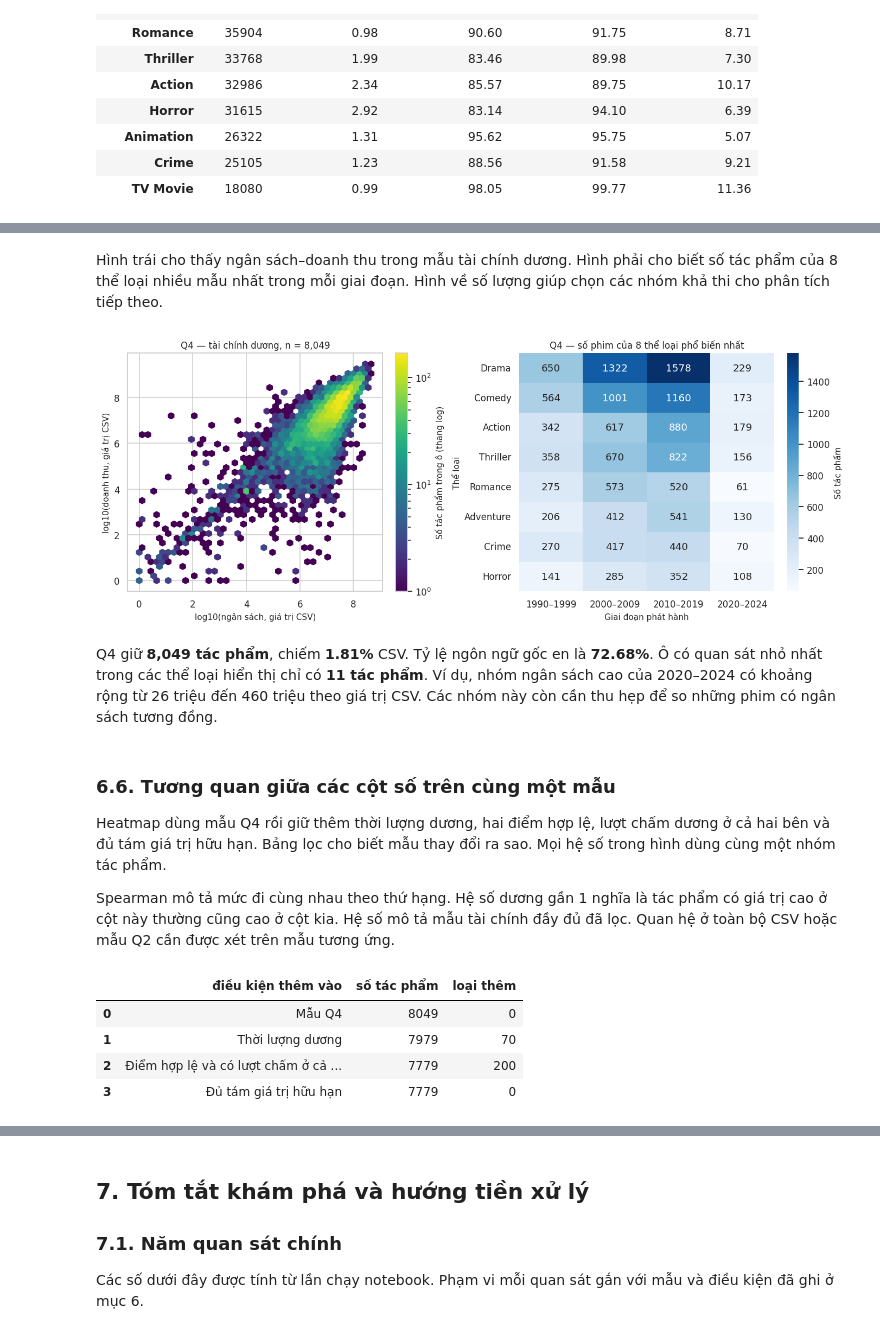
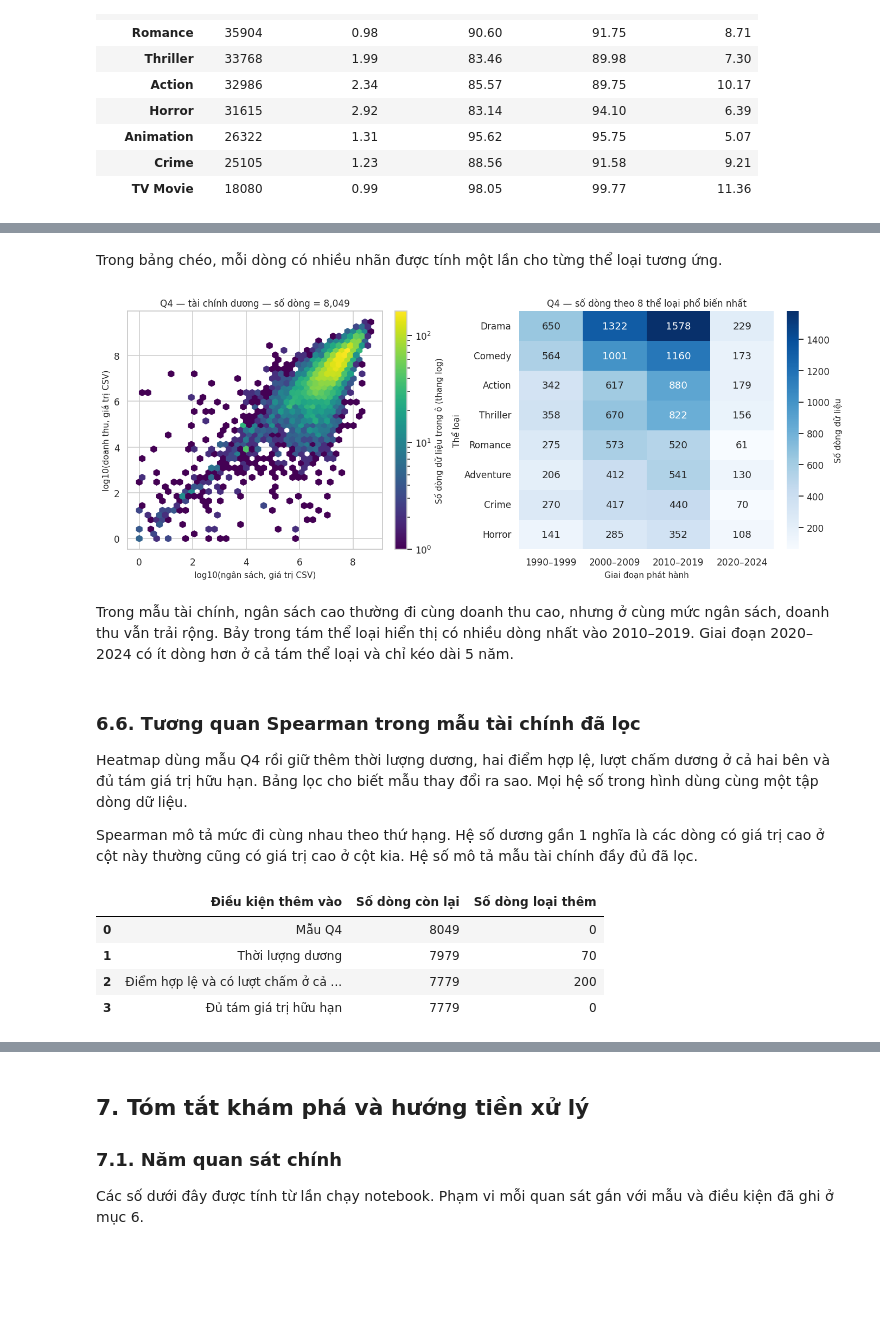
Before and after one commit to tranthuankhang/Movies-Dataset, a Jupyter notebook: notebooks/01_collection_exploration.ipynb, the cells around one changed output, grey strips where cells are left out. Drawn from its saved outputs; the diff is of its cells as text; code cells hidden in the pictures; blank space fills up the shorter version.

```diff
--- a/notebooks/01_collection_exploration.ipynb
+++ b/notebooks/01_collection_exploration.ipynb
@@ -1116,15 +1082,16 @@ analysis_base['period'] = raw_periods.loc[analysis_base.index]
 analysis_base['genre_list'] = genre_lists.loc[analysis_base.index]
 has_genre = genre_count.gt(0)
 year_1990_2024 = release_years.between(1990, 2024)
+year_through_2025 = release_years.le(2025)
 released = movies.status.eq('Released')
 valid_imdb = movies.averageRating.between(1, 10) & movies.numVotes.gt(0)
 valid_pair = movies.vote_average.between(0, 10) & valid_imdb & movies.vote_count.gt(0)
 question_steps = {
-    'Q1': [('Trạng thái Released', released), ('Năm 1990–2024', year_1990_2024),
-           ('Có hai điểm hợp lệ và lượt chấm', valid_pair),
+    'Q1': [('Trạng thái Released', released), ('Có ngày phát hành đọc được và năm ≤ 2025', year_through_2025),
+           ('Hai điểm trong thang và có lượt chấm ở cả hai bên', valid_pair),
            ('Ít nhất 10 lượt ở mỗi nền tảng', movies.vote_count.ge(10) & movies.numVotes.ge(10))],
     'Q2': [('Trạng thái Released', released),
-           ('Có năm phát hành và năm ≤ 2024', release_years.notna() & release_years.le(2024)),
+           ('Có ngày phát hành đọc được và năm ≤ 2025', year_through_2025),
            ('Có điểm IMDb từ 1 đến 10 và có lượt', valid_imdb)],
     'Q3': [('Trạng thái Released', released), ('Năm 1990–2024', year_1990_2024),
            ('Thời lượng dương', movies.runtime.gt(0)), ('Có thể loại', has_genre)],
@@ -1570,10 +1417,0 @@ Nhãn thấp, vừa, cao mang nghĩa tương đối trong từng giai đoạn. N
-# %%
-budget_rank = finance.groupby('period', observed=True).budget.rank(method='average', pct=True)
-finance['budget_group'] = pd.cut(budget_rank, bins=[0, 1/3, 2/3, 1],
-    labels=['Thấp', 'Vừa', 'Cao'], include_lowest=True)
-budget_ranges = finance.groupby(['period', 'budget_group'], observed=True).agg(
-    n=('id', 'size'), budget_min=('budget', 'min'), budget_median=('budget', 'median'),
-    budget_max=('budget', 'max'))
-display(budget_ranges.rename(columns={'n': 'Số tác phẩm', 'budget_min': 'Ngân sách nhỏ nhất',
-    'budget_median': 'Ngân sách trung vị', 'budget_max': 'Ngân sách lớn nhất'})
-    .rename_axis(index=['Giai đoạn', 'Nhóm ngân sách']).style.format('{:,.0f}'))
@@ -1653,34 +1418,34 @@ for period in period_labels:
 # %% [markdown]
-Hình trái cho thấy ngân sách–doanh thu trong mẫu tài chính dương. Hình phải cho biết số tác phẩm của 8 thể loại nhiều mẫu nhất trong mỗi giai đoạn. Hình về số lượng giúp chọn các nhóm khả thi cho phân tích tiếp theo.
+Trong bảng chéo, mỗi dòng có nhiều nhãn được tính một lần cho từng thể loại tương ứng.
 # %%
+finance_log = np.log10(finance[['budget', 'revenue']])
+finance_genres = finance[['period', 'genre_list']].explode('genre_list')
+top_finance_genres = finance_genres.genre_list.value_counts().head(8).index
+finance_genre_period_counts = pd.crosstab(
+    finance_genres.genre_list, finance_genres.period
+).reindex(top_finance_genres)
+
 fig, axes = plt.subplots(1, 2, figsize=(12.5, 4.8), layout='constrained')
 hb = axes[0].hexbin(finance_log.budget, finance_log.revenue, gridsize=40,
                     mincnt=1, bins='log', cmap='viridis')
-axes[0].set(title=f'Q4 — tài chính dương, n = {len(finance):,}',
+axes[0].set(title=f'Q4 — tài chính dương — số dòng = {len(finance):,}',
             xlabel='log10(ngân sách, giá trị CSV)', ylabel='log10(doanh thu, giá trị CSV)')
-fig.colorbar(hb, ax=axes[0], label='Số tác phẩm trong ô (thang log)')
+fig.colorbar(hb, ax=axes[0], label='Số dòng dữ liệu trong ô (thang log)')
 sns.heatmap(finance_genre_period_counts, annot=True, fmt='d', cmap='Blues',
-            ax=axes[1], cbar_kws={'label': 'Số tác phẩm'})
-axes[1].set(title='Q4 — số phim của 8 thể loại phổ biến nhất',
+            ax=axes[1], cbar_kws={'label': 'Số dòng dữ liệu'})
+axes[1].set(title='Q4 — số dòng theo 8 thể loại phổ biến nhất',
             xlabel='Giai đoạn phát hành', ylabel='Thể loại')
 plt.show()
 # %% [output]
-[figure, old version]
+[figure, new version]
-# %%
-smallest_group = int(finance_group_counts.where(finance_group_counts.gt(0)).min().min())
-display(Markdown(f'Q4 giữ **{len(finance):,} tác phẩm**, chiếm **{len(finance)/n:.2%}** CSV. '
-    f'Tỷ lệ ngôn ngữ gốc en là **{finance.original_language.eq("en").mean():.2%}**. '
-    f'Ô có quan sát nhỏ nhất trong các thể loại hiển thị chỉ có **{smallest_group} tác phẩm**. '
-    'Ví dụ, nhóm ngân sách cao của 2020–2024 có khoảng rộng từ 26 triệu đến 460 triệu theo giá trị CSV. '
-    'Các nhóm này còn cần thu hẹp để so những phim có ngân sách tương đồng.'))
-# %% [output]
-Q4 giữ **8,049 tác phẩm**, chiếm **1.81%** CSV. Tỷ lệ ngôn ngữ gốc en là **72.68%**. Ô có quan sát nhỏ nhất trong các thể loại hiển thị chỉ có **11 tác phẩm**. Ví dụ, nhóm ngân sách cao của 2020–2024 có khoảng rộng từ 26 triệu đến 460 triệu theo giá trị CSV. Các nhóm này còn cần thu hẹp để so những phim có ngân sách tương đồng.
+# %% [markdown]
+Trong mẫu tài chính, ngân sách cao thường đi cùng doanh thu cao, nhưng ở cùng mức ngân sách, doanh thu vẫn trải rộng. Bảy trong tám thể loại hiển thị có nhiều dòng nhất vào 2010–2019. Giai đoạn 2020–2024 có ít dòng hơn ở cả tám thể loại và chỉ kéo dài 5 năm.
 # %% [markdown]
-### 6.6. Tương quan giữa các cột số trên cùng một mẫu
+### 6.6. Tương quan Spearman trong mẫu tài chính đã lọc
 
-Heatmap dùng mẫu Q4 rồi giữ thêm thời lượng dương, hai điểm hợp lệ, lượt chấm dương ở cả hai bên và đủ tám giá trị hữu hạn. Bảng lọc cho biết mẫu thay đổi ra sao. Mọi hệ số trong hình dùng cùng một nhóm tác phẩm.
+Heatmap dùng mẫu Q4 rồi giữ thêm thời lượng dương, hai điểm hợp lệ, lượt chấm dương ở cả hai bên và đủ tám giá trị hữu hạn. Bảng lọc cho biết mẫu thay đổi ra sao. Mọi hệ số trong hình dùng cùng một tập dòng dữ liệu.
 
-Spearman mô tả mức đi cùng nhau theo thứ hạng. Hệ số dương gần 1 nghĩa là tác phẩm có giá trị cao ở cột này thường cũng cao ở cột kia. Hệ số mô tả mẫu tài chính đầy đủ đã lọc. Quan hệ ở toàn bộ CSV hoặc mẫu Q2 cần được xét trên mẫu tương ứng.
+Spearman mô tả mức đi cùng nhau theo thứ hạng. Hệ số dương gần 1 nghĩa là các dòng có giá trị cao ở cột này thường cũng có giá trị cao ở cột kia. Hệ số mô tả mẫu tài chính đầy đủ đã lọc.
 # %%
 corr_cols = ['budget', 'revenue', 'runtime', 'vote_average', 'averageRating',
              'vote_count', 'numVotes', 'popularity']
@@ -1701,10 +1466,10 @@ for label, condition in corr_steps:
     corr_selected &= condition
     after = int(corr_selected.sum())
     corr_flow_rows.append([label, after, before - after])
-corr_flow = pd.DataFrame(corr_flow_rows, columns=['điều kiện thêm vào', 'số tác phẩm', 'loại thêm'])
+corr_flow = pd.DataFrame(corr_flow_rows, columns=['Điều kiện thêm vào', 'Số dòng còn lại', 'Số dòng loại thêm'])
 display(corr_flow)
 # %% [output]
-|  | điều kiện thêm vào | số tác phẩm | loại thêm |
+|  | Điều kiện thêm vào | Số dòng còn lại | Số dòng loại thêm |
 | 0 | Mẫu Q4 | 8049 | 0 |
 | 1 | Thời lượng dương | 7979 | 70 |
 | 2 | Điểm hợp lệ và có lượt chấm ở cả ... | 7779 | 200 |
```
Also changed, not shown: parts of 71 cells of this notebook, 3 other files.
